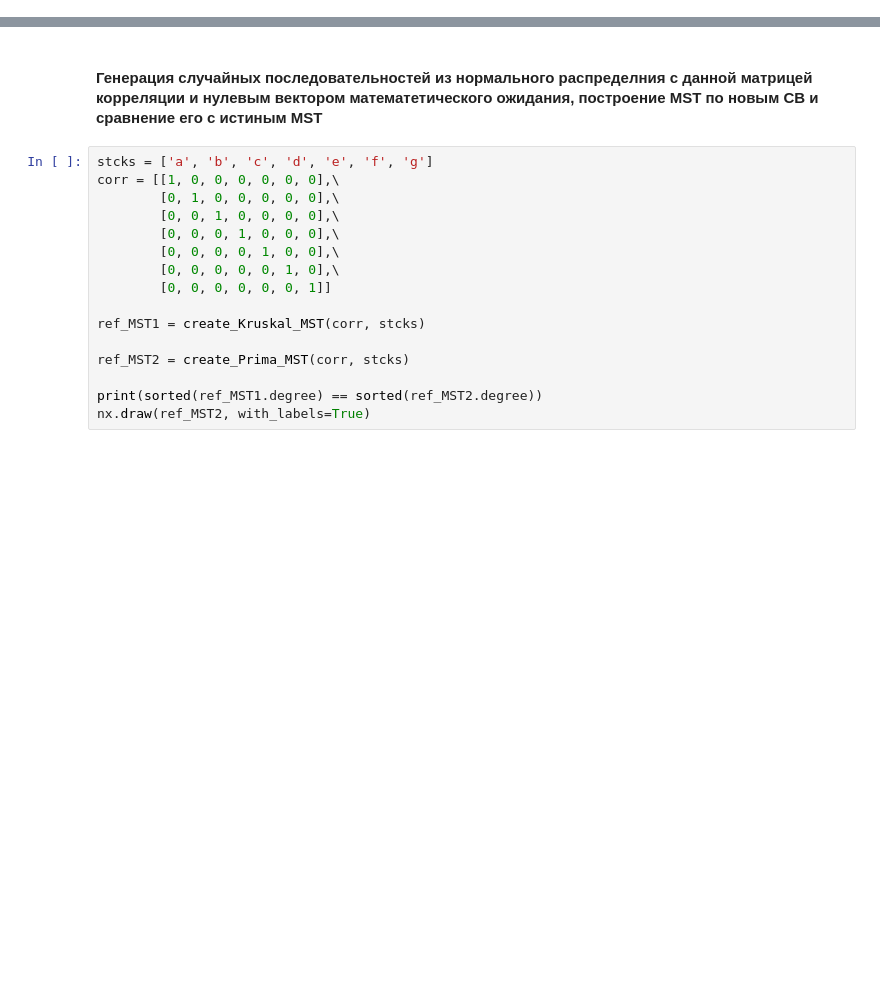
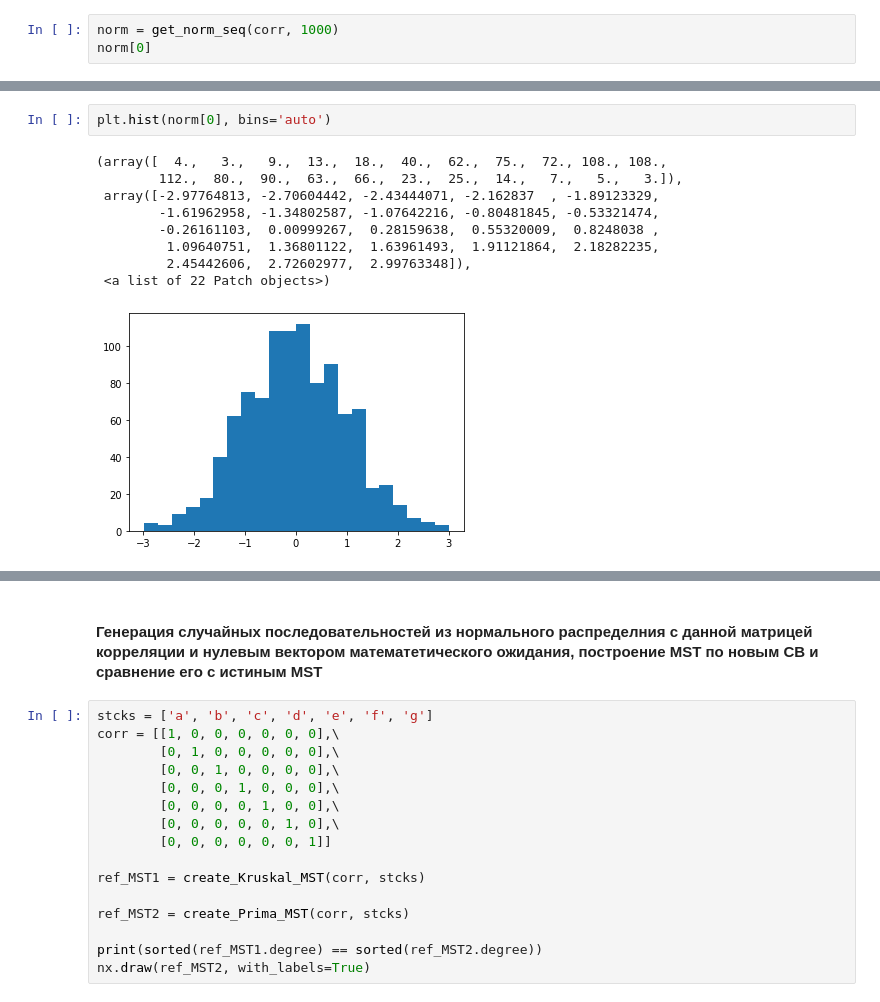
Before and after one commit to kislN/SignProcedure, a Jupyter notebook: main_rand_values.ipynb, the cells around one changed output, grey strips where cells are left out. Cells and saved outputs as stored; diff of their text form; blank space fills up the shorter version.

```diff
--- a/main_rand_values.ipynb
+++ b/main_rand_values.ipynb
@@ -16,0 +74,3 @@ import random
+# %%
+norm = get_norm_seq(corr, 1000)
+norm[0]
@@ -16,0 +95,12 @@ import random
+# %%
+plt.hist(norm[0], bins='auto')
+# %% [output]
+(array([  4.,   3.,   9.,  13.,  18.,  40.,  62.,  75.,  72., 108., 108.,
+        112.,  80.,  90.,  63.,  66.,  23.,  25.,  14.,   7.,   5.,   3.]),
+ array([-2.97764813, -2.70604442, -2.43444071, -2.162837  , -1.89123329,
+        -1.61962958, -1.34802587, -1.07642216, -0.80481845, -0.53321474,
+        -0.26161103,  0.00999267,  0.28159638,  0.55320009,  0.8248038 ,
+         1.09640751,  1.36801122,  1.63961493,  1.91121864,  2.18282235,
+         2.45442606,  2.72602977,  2.99763348]),
+ <a list of 22 Patch objects>)
+[figure, added]
```
Also changed, not shown: parts of 12 cells of this notebook, 10 other files.
